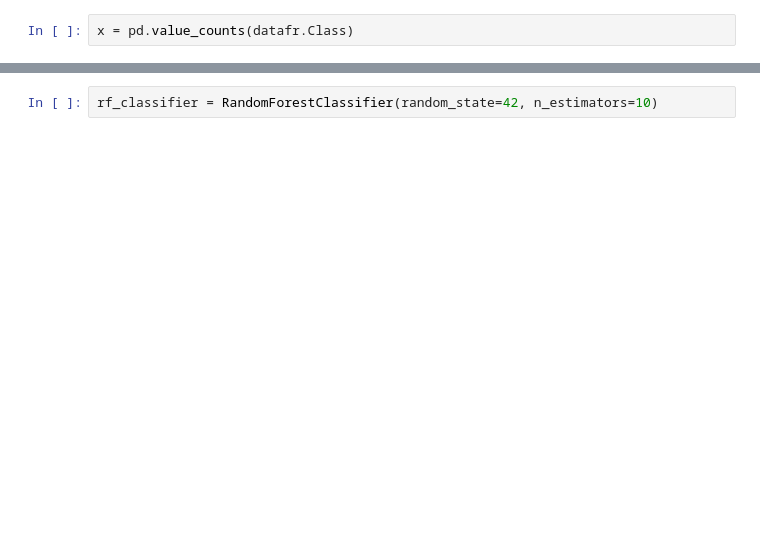
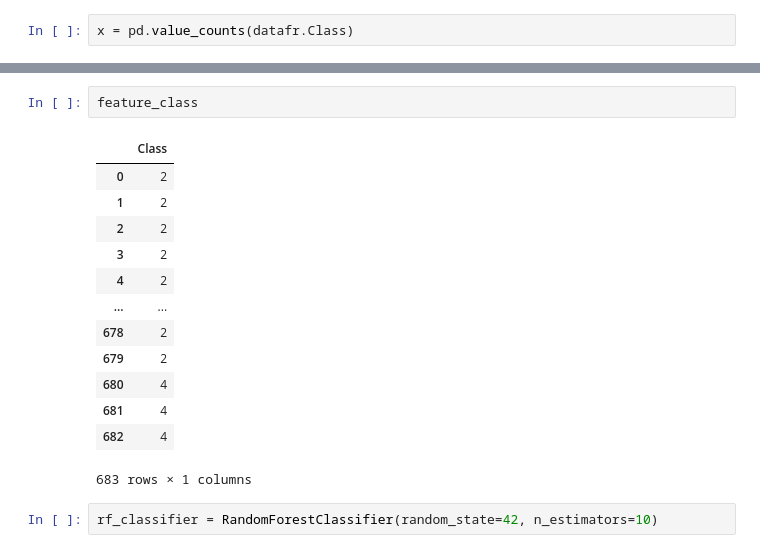
Before and after one commit to Ruairi8/ProgDAProject2, a Jupyter notebook: file1.ipynb, the cells around one changed output, grey strips where cells are left out. Saved outputs shown, nothing was run; the diff lists cells and outputs as text; blank space fills up the shorter version.

```diff
--- a/file1.ipynb
+++ b/file1.ipynb
@@ -249,2 +240,18 @@ test_class_set = test_class_set.values.ravel()
+# %%
+feature_class
+# %% [output]
+|  | Class |
+| 0 | 2 |
+| 1 | 2 |
+| 2 | 2 |
+| 3 | 2 |
+| 4 | 2 |
+| ... | ... |
+| 678 | 2 |
+| 679 | 2 |
+| 680 | 4 |
+| 681 | 4 |
+| 682 | 4 |
+683 rows × 1 columns
 # %%
 rf_classifier = RandomForestClassifier(random_state=42, n_estimators=10)
```
Also changed, not shown: parts of 31 cells of this notebook.
